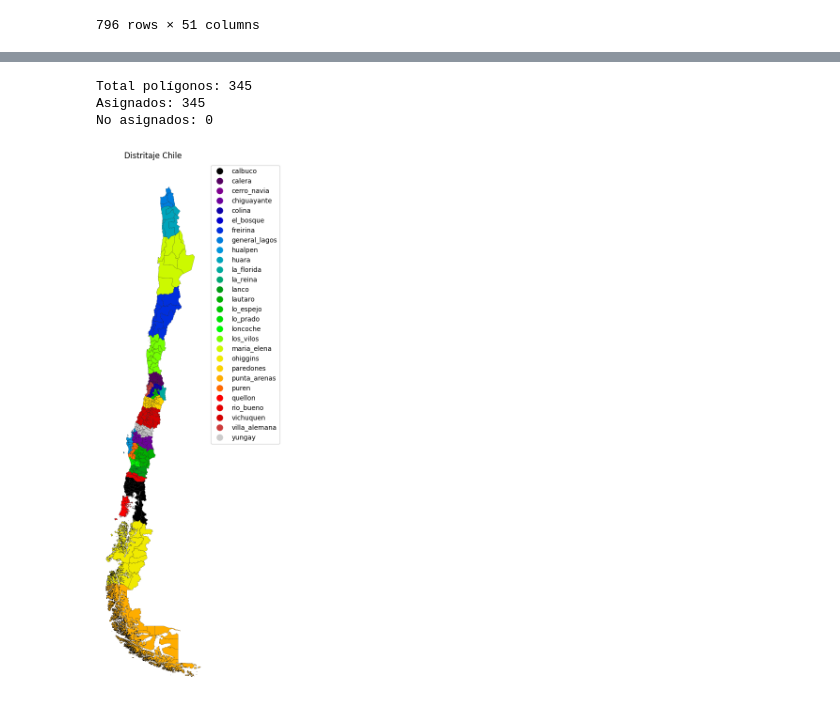
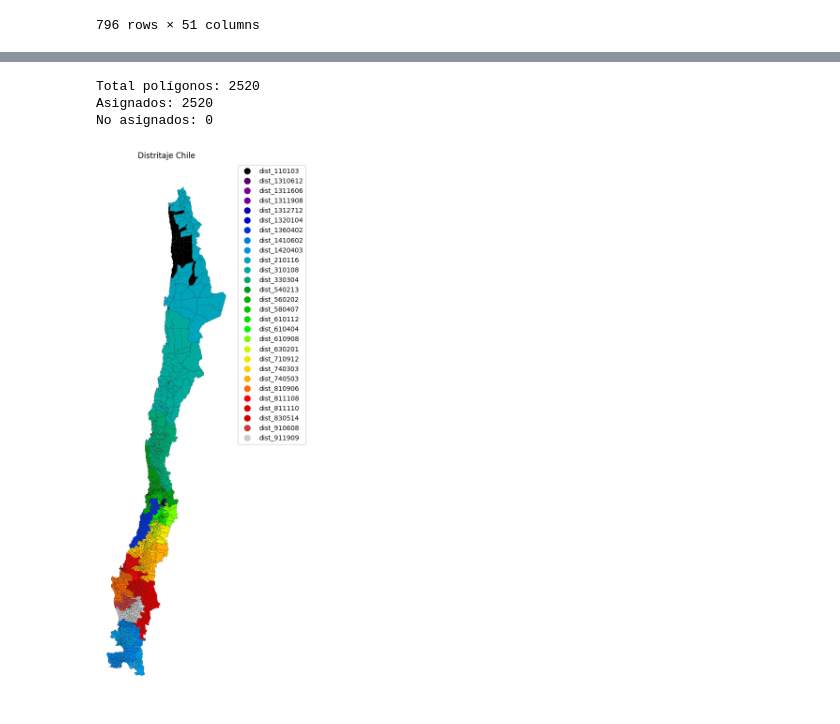
Before and after one commit to Andresdiazdcd/Tesis, a Jupyter notebook: Códigos/Graficos.ipynb, the cells around one changed output, grey strips where cells are left out. Drawn from its saved outputs; the diff is of its cells as text; code cells hidden in the pictures.

```diff
--- a/Códigos/Graficos.ipynb
+++ b/Códigos/Graficos.ipynb
@@ -91,14 +123,14 @@ No asignados: 0
 # %%
 gdf_mapa = graficar_desde_asignaciones_csv(
-    ruta_asignaciones="resultados/resultados_CL_SYS_epsilon_0.87/t_023/t_023_asignaciones.csv",
-    ruta_geojson="DataChile2/chile_paper/nodes.gpkg",
-    output_png="MAPAS_CHILE_GRAFICOS/mapa_chile_t023.png",
+    ruta_asignaciones="resultados/CHILE_SL_V2_EPS_0.4/chile_sys_sl_v2_eps_0.4/t_004/t_004_asignaciones.csv",
+    ruta_geojson="DataChileMANZANAS/Cartografia_censo2024_Pais_Distrital.parquet",
+    output_png="MAPAS_CHILE_GRAFICOS/mapa_chile_sl_v2_t004.png",
     titulo="Distritaje Chile",
     clip_continental=True,
     legend=True
 )
 # %% [output]
-Total polígonos: 345
-Asignados: 345
+Total polígonos: 2520
+Asignados: 2520
 No asignados: 0
-[figure, old version]
+[figure, new version]
```
Also changed, not shown: parts of 1 cell of this notebook, 2 other files.
